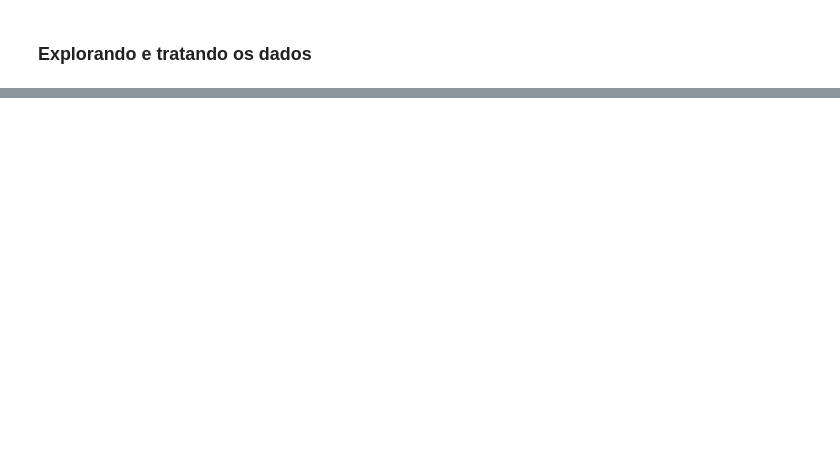
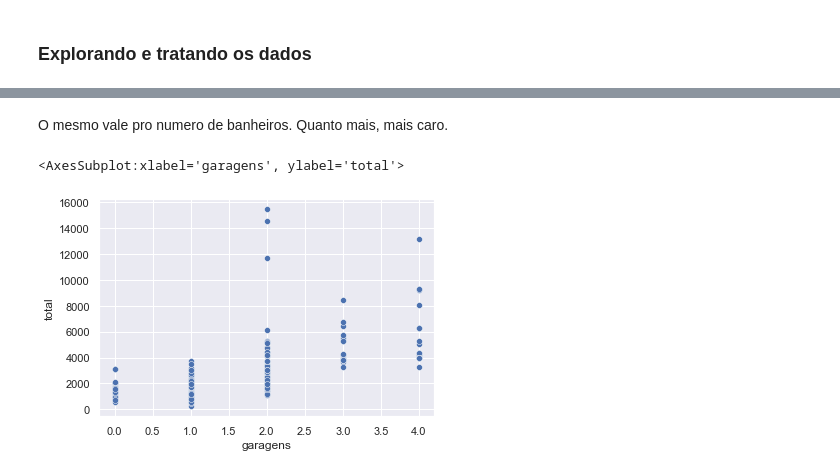
Before and after one commit to cyaneto/DataScienceProjects, a Jupyter notebook: Webscrapping de alugueis/WebScrapping de alugueis.ipynb, the cells around one changed output, grey strips where cells are left out. Saved outputs shown, nothing was run; the diff lists cells and outputs as text; code cells hidden in the pictures; blank space fills up the shorter version.

```diff
--- a/Webscrapping de alugueis/WebScrapping de alugueis.ipynb
+++ b/Webscrapping de alugueis/WebScrapping de alugueis.ipynb
@@ -586,0 +447,7 @@ df_clean= df_clean[df_clean.aluguel<10000]
+# %% [markdown]
+O mesmo vale pro numero de banheiros. Quanto mais, mais caro.
+# %%
+sns.scatterplot(data=df[df.aluguel<100000],x='garagens', y='total' )
+# %% [output]
+<AxesSubplot:xlabel='garagens', ylabel='total'>
+[figure, added]
```
Also changed, not shown: parts of 67 cells of this notebook.
